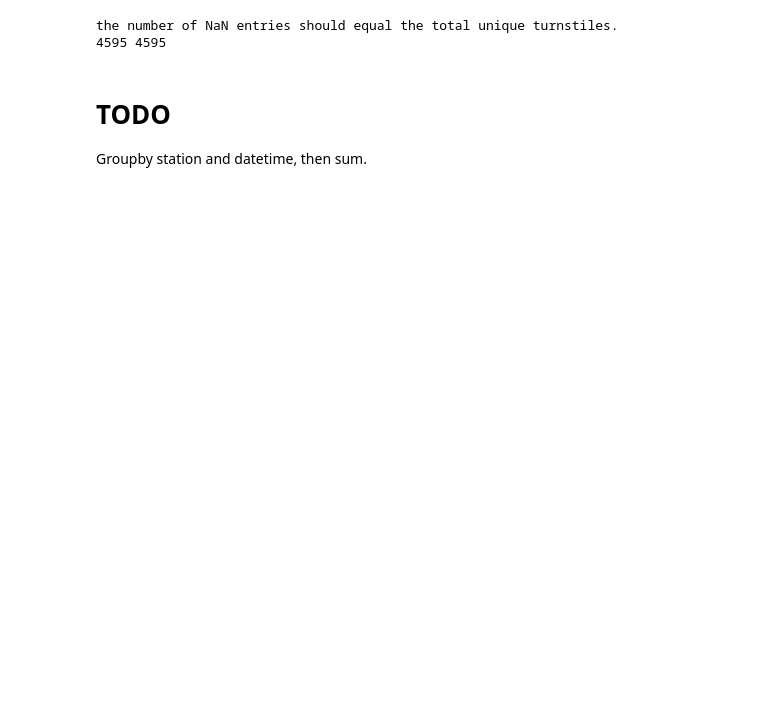
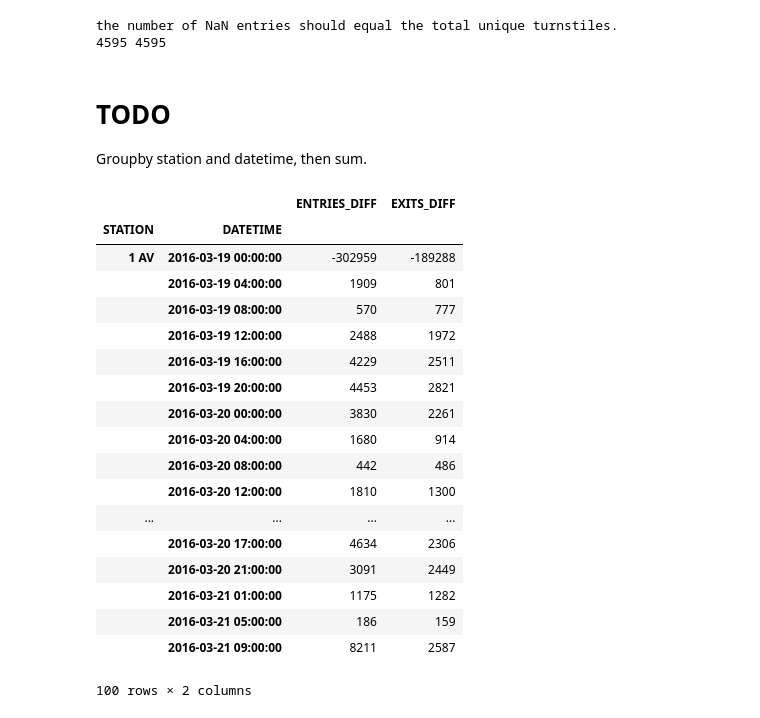
Before and after one commit to patricknieto/MTA-analysis, a Jupyter notebook: ian-benson-pandas.ipynb, the cells around one changed output. Drawn from its saved outputs; the diff is of its cells as text; code cells hidden in the pictures; blank space fills up the shorter version.

```diff
--- a/ian-benson-pandas.ipynb
+++ b/ian-benson-pandas.ipynb
@@ -72,3 +72,38 @@ the number of NaN entries should equal the total unique turnstiles.
 # %% [markdown]
 # TODO
 Groupby station and datetime, then sum.
+# %%
+# group by station name and datetime,
+station_time_groupby = data.groupby(['STATION','DATETIME'])
+
+# data.join(station_time_groupby['ENTRIES_DIFF','EXITS_DIFF'].sum(), on=['STATION','DATETIME'], rsuffix='_r')
+station_time_groupby['ENTRIES_DIFF','EXITS_DIFF'].sum().head(100)
+
+# clean_entries = station_time_groupby['ENTRIES_DIFF'].sum()
+# clean_exits = station_time_groupby['EXITS_DIFF'].sum()
+
+# clean_data = data.drop(['ENTRIES_DIFF','EXITS_DIFF'], axis=1)
+# clean_data['ENTRIES'] = clean_entries
+# clean_data['EXITS'] = clean_exits
+
+# clean_data.head(20)
+# %% [output]
+|  |  | ENTRIES_DIFF | EXITS_DIFF |
+| STATION | DATETIME |  |  |
+| 1 AV | 2016-03-19 00:00:00 | -302959 | -189288 |
+|  | 2016-03-19 04:00:00 | 1909 | 801 |
+|  | 2016-03-19 08:00:00 | 570 | 777 |
+|  | 2016-03-19 12:00:00 | 2488 | 1972 |
+|  | 2016-03-19 16:00:00 | 4229 | 2511 |
+|  | 2016-03-19 20:00:00 | 4453 | 2821 |
+|  | 2016-03-20 00:00:00 | 3830 | 2261 |
+|  | 2016-03-20 04:00:00 | 1680 | 914 |
+|  | 2016-03-20 08:00:00 | 442 | 486 |
+|  | 2016-03-20 12:00:00 | 1810 | 1300 |
+| ... | ... | ... | ... |
+|  | 2016-03-20 17:00:00 | 4634 | 2306 |
+|  | 2016-03-20 21:00:00 | 3091 | 2449 |
+|  | 2016-03-21 01:00:00 | 1175 | 1282 |
+|  | 2016-03-21 05:00:00 | 186 | 159 |
+|  | 2016-03-21 09:00:00 | 8211 | 2587 |
+100 rows × 2 columns
```
Also changed, not shown: parts of 1 cell of this notebook, 1 other file.
